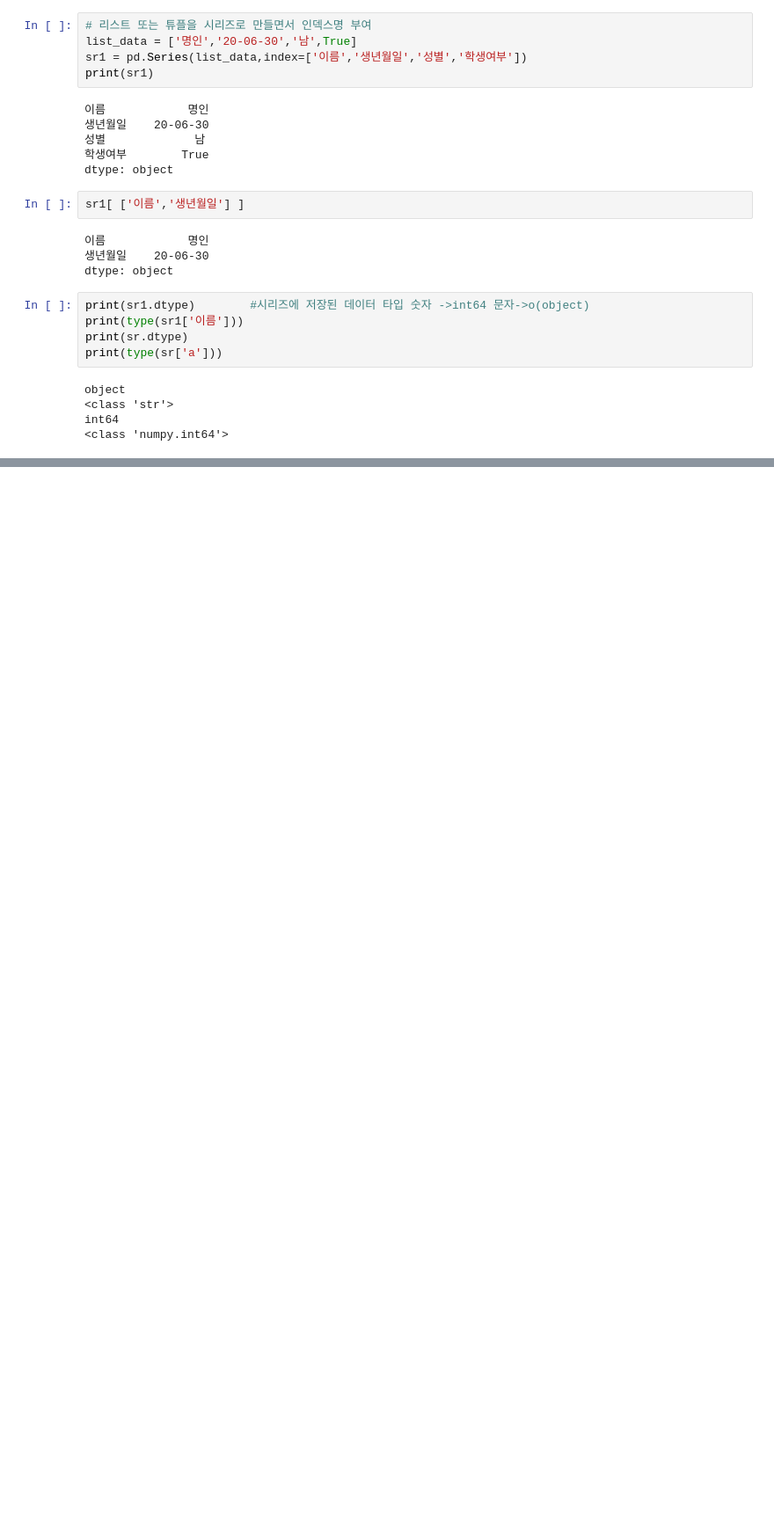
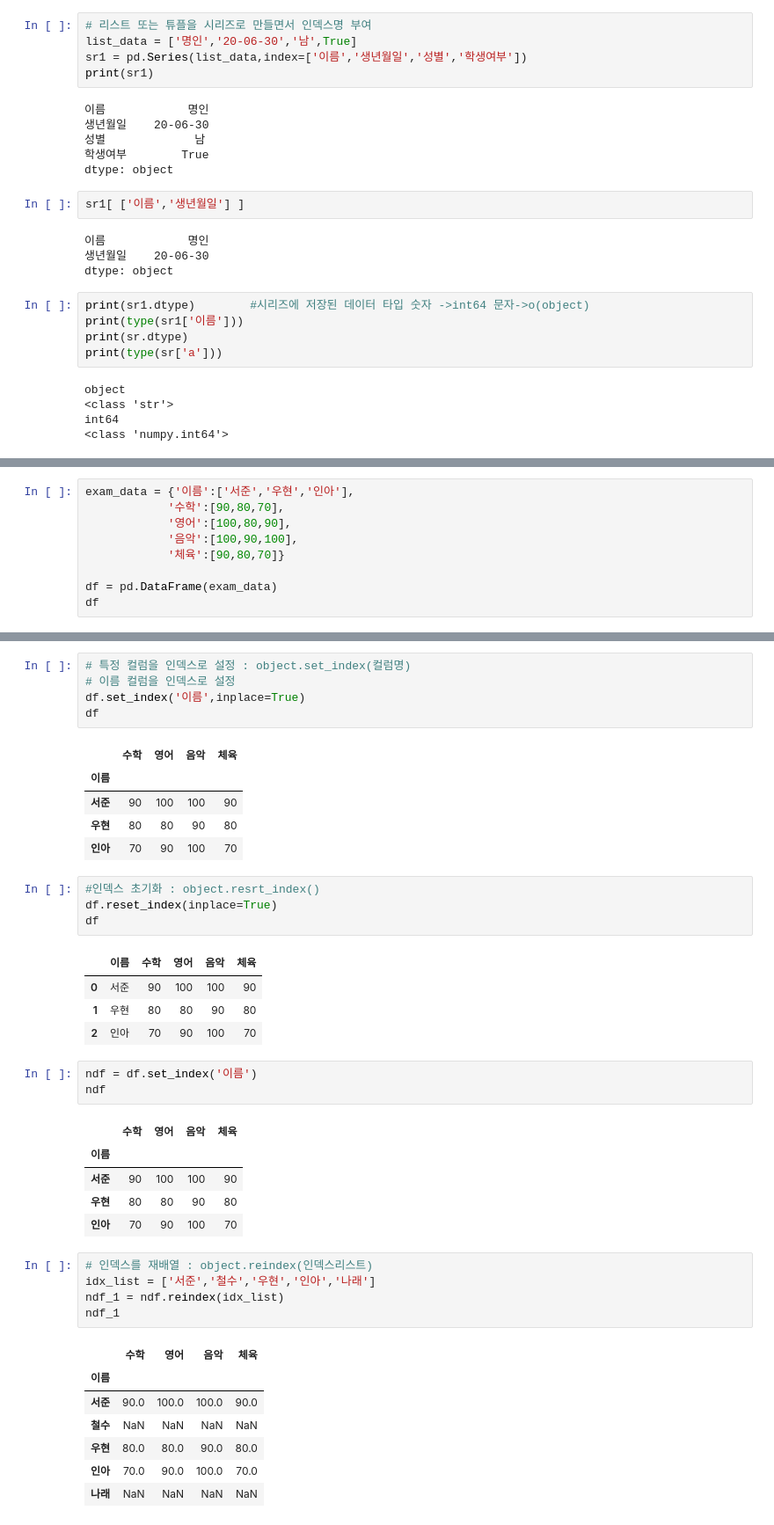
Before and after one commit to hongjaikim/lecture, a Jupyter notebook: pandas.src/day-1.ipynb, the cells around one changed output, grey strips where cells are left out. Shown at 88% size. Cells and saved outputs as stored; diff of their text form; blank space fills up the shorter version.

```diff
--- a/pandas.src/day-1.ipynb
+++ b/pandas.src/day-1.ipynb
@@ -64,0 +412,9 @@ int64
+# %%
+exam_data = {'이름':['서준','우현','인아'],
+            '수학':[90,80,70],
+            '영어':[100,80,90],
+            '음악':[100,90,100],
+            '체육':[90,80,70]}
+
+df = pd.DataFrame(exam_data)
+df
@@ -64,0 +426,42 @@ int64
+# %%
+# 특정 컬럼을 인덱스로 설정 : object.set_index(컬럼명)
+# 이름 컬럼을 인덱스로 설정
+df.set_index('이름',inplace=True)
+df
+# %% [output]
+|  | 수학 | 영어 | 음악 | 체육 |
+| 이름 |  |  |  |  |
+| 서준 | 90 | 100 | 100 | 90 |
+| 우현 | 80 | 80 | 90 | 80 |
+| 인아 | 70 | 90 | 100 | 70 |
+# %%
+#인덱스 초기화 : object.resrt_index()
+df.reset_index(inplace=True)
+df
+# %% [output]
+|  | 이름 | 수학 | 영어 | 음악 | 체육 |
+| 0 | 서준 | 90 | 100 | 100 | 90 |
+| 1 | 우현 | 80 | 80 | 90 | 80 |
+| 2 | 인아 | 70 | 90 | 100 | 70 |
+# %%
+ndf = df.set_index('이름')
+ndf
+# %% [output]
+|  | 수학 | 영어 | 음악 | 체육 |
+| 이름 |  |  |  |  |
+| 서준 | 90 | 100 | 100 | 90 |
+| 우현 | 80 | 80 | 90 | 80 |
+| 인아 | 70 | 90 | 100 | 70 |
+# %%
+# 인덱스를 재배열 : object.reindex(인덱스리스트)
+idx_list = ['서준','철수','우현','인아','나래']
+ndf_1 = ndf.reindex(idx_list)
+ndf_1
+# %% [output]
+|  | 수학 | 영어 | 음악 | 체육 |
+| 이름 |  |  |  |  |
+| 서준 | 90.0 | 100.0 | 100.0 | 90.0 |
+| 철수 | NaN | NaN | NaN | NaN |
+| 우현 | 80.0 | 80.0 | 90.0 | 80.0 |
+| 인아 | 70.0 | 90.0 | 100.0 | 70.0 |
+| 나래 | NaN | NaN | NaN | NaN |
```
Also changed, not shown: parts of 38 cells of this notebook.
